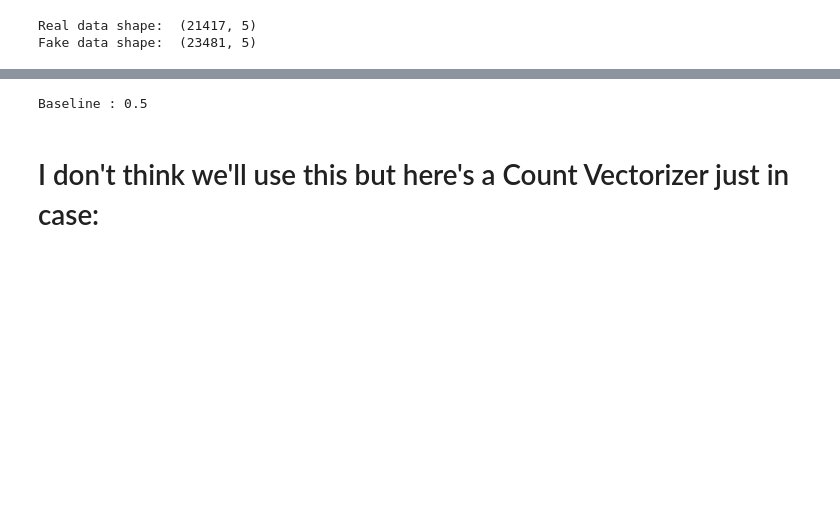
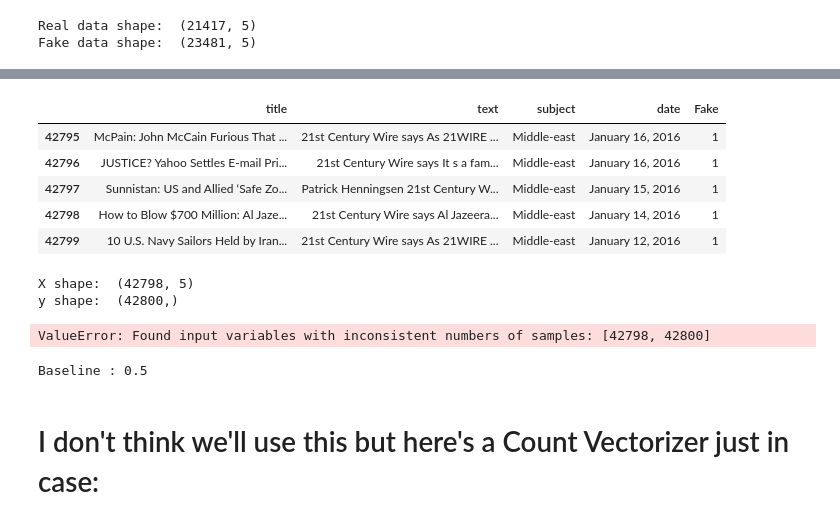
Before and after one commit to StephenSpicer/News_Parsing_DS23_unit02, a Jupyter notebook: unit02/secondworkup.ipynb, the cells around one changed output, grey strips where cells are left out. Drawn from its saved outputs; the diff is of its cells as text; code cells hidden in the pictures; blank space fills up the shorter version.

```diff
--- a/unit02/secondworkup.ipynb
+++ b/unit02/secondworkup.ipynb
@@ -79,3 +103,36 @@ Name: Fake, dtype: int64
+# %%
+
+# we have to find the 2 values with wrong dates - one is a URL and one is just not a datetime.
+# they are the reason that our target vector and X are different lengths.
+
+df_joined.tail()
+# %% [output]
+|  | title | text | subject | date | Fake |
+| 42795 | McPain: John McCain Furious That ... | 21st Century Wire says As 21WIRE ... | Middle-east | January 16, 2016 | 1 |
+| 42796 | JUSTICE? Yahoo Settles E-mail Pri... | 21st Century Wire says It s a fam... | Middle-east | January 16, 2016 | 1 |
+| 42797 | Sunnistan: US and Allied ‘Safe Zo... | Patrick Henningsen 21st Century W... | Middle-east | January 15, 2016 | 1 |
+| 42798 | How to Blow $700 Million: Al Jaze... | 21st Century Wire says Al Jazeera... | Middle-east | January 14, 2016 | 1 |
+| 42799 | 10 U.S. Navy Sailors Held by Iran... | 21st Century Wire says As 21WIRE ... | Middle-east | January 12, 2016 | 1 |
+# %%
+# X and y split
+
+target = df_joined['Fake']
+
+X = df_joined.drop(df_joined['Fake'])
+
+y = target
+
+print('X shape: ', X.shape)
+print('y shape: ', y.shape)
+# %% [output]
+X shape:  (42798, 5)
+y shape:  (42800,)
+# %%
+# need to go lookup the params for train_test_split
+
+X_train, y_train, X_test, y_test = train_test_split(X, y)
+# %% [output]
+ValueError: Found input variables with inconsistent numbers of samples: [42798, 42800]
 # %%
 # this is silly but it's good form, so here's a baseline.
 print('Baseline :', df_joined['Fake'].value_counts().max()/len(df_joined['Fake']))
```
Also changed, not shown: parts of 7 cells of this notebook.
